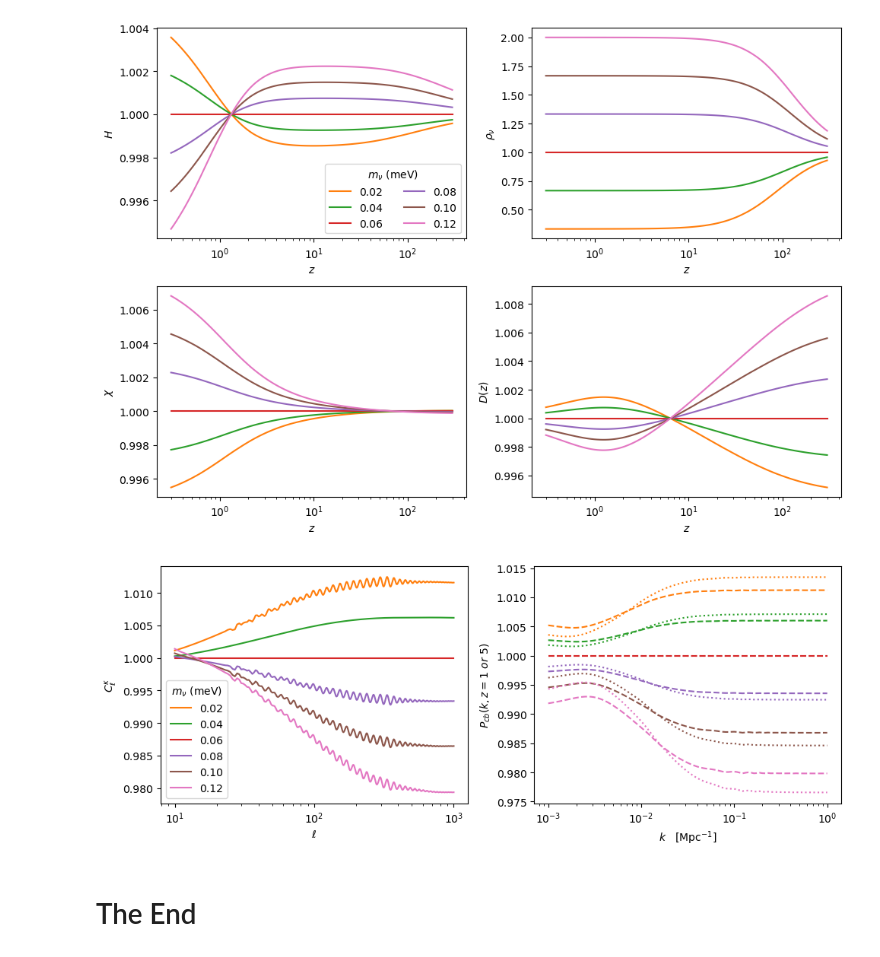
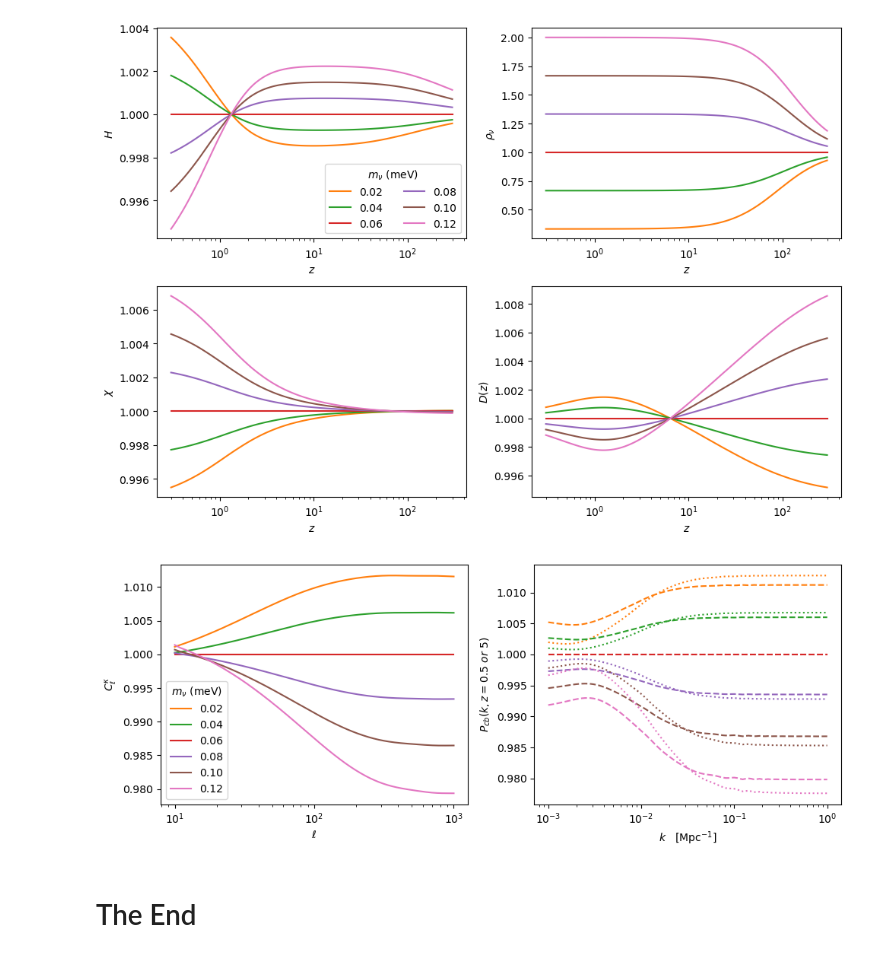
Before and after one commit to martinjameswhite/Notebooks, a Jupyter notebook: physics229/NeutrinoEffects.ipynb, the cells around one changed output. Cells and saved outputs as stored; diff of their text form; code cells hidden in the pictures.

```diff
--- a/physics229/NeutrinoEffects.ipynb
+++ b/physics229/NeutrinoEffects.ipynb
@@ -13,6 +13,23 @@ We will use the [Cosmic Linear Anisotropy Solving System](http://class-code.net/
 from classy import Class
 # %% [markdown]
 Let's start by defining a "standard" cosmology.  We will work at fixed $\theta_\star$, since this is well known, and we will ask for the temperature Cls, lensing information and matter power spectrum information from $0<z<10$.  To begin, let's extract a bunch of properties for a fiducial cosmology -- then we will see how they change when varying $m_\nu$.
+# %%
+# Later we will want 'high accuracy' settings for class,
+# so just set them up here.
+acc = {'neglect_CMB_sources_below_visibility': 1e-30,
+       'transfer_neglect_late_source':3000.,
+       'num_mu_minus_lmax':1000.,
+       'delta_l_max':1000.,
+       'l_logstep':1.08}
+       # The remaining settings require much more memory
+       # and aren't really needed for our purposes.
+       #'accurate_lensing':1,
+       #'k_min_tau0':0.002,
+       #'k_max_tau0_over_l_max':3.,
+       #'k_step_sub':0.015,
+       #'k_step_super':0.0001,
+       #'k_step_super_reduction':0.1,
+       #'l_max_scalars':10000}
 # %%
 params = {
     'output': 'tCl lCl mPk',
@@ -285,39 +302,43 @@ for i,mnu in enumerate([0.06,0.02,0.04,0.06,0.08,0.10,0.12]):
     #
     cc = Class()
     cc.set(params)
+    if True:
+        # If we want higher accuracy -- this
+        # will really slow things down.
+        cc.set(acc)
     cc.compute()
     hub   = cc.h()
     bkgnd = cc.get_background()
     icol  = 'C' + str( i%10 )
     #
-    pkcblo= np.array( [cc.pk_cb(k,1.0) for k in kk] )
+    pkcblo= np.array( [cc.pk_cb(k,0.5) for k in kk] )
     pkcbhi= np.array( [cc.pk_cb(k,5.0) for k in kk] )
     #
     cls = cc.lensed_cl(1000)
     ell = cls['ell'][10:]
     fac = 0.25*(ell+2)*(ell+1)*(ell)*(ell-1)
     kap = cls['pp'][10:] * fac
     #
     if i==0:
         pkcblof = pkcblo
         pkcbhif = pkcbhi
         kapf    = kap
     else:
         ax[0].plot(ell,kap/kapf ,color=icol,label='{:.2f}'.format(mnu))
         ax[1].plot(kk,pkcblo/pkcblof,color=icol,ls=':')
         ax[1].plot(kk,pkcbhi/pkcbhif,color=icol,ls='--')
 #
 ax[0].legend(title=r'$m_{\nu}$ (meV)')
 #
 ax[0].set_xlabel(r'$\ell$')
 ax[1].set_xlabel(r'$k\quad [{\rm Mpc}^{-1}]$')
 ax[0].set_ylabel(r'$C_\ell^{\kappa}$')
-ax[1].set_ylabel(r'$P_{cb}(k,z=1\ or\ 5)$')
+ax[1].set_ylabel(r'$P_{cb}(k,z=0.5\ or\ 5)$')
 ax[0].set_xscale('log')
 ax[1].set_xscale('log')
 #
 plt.tight_layout()
 # %% [output]
-[figure, old version]
+[figure, new version]
 # %% [markdown]
 # The End #
```
